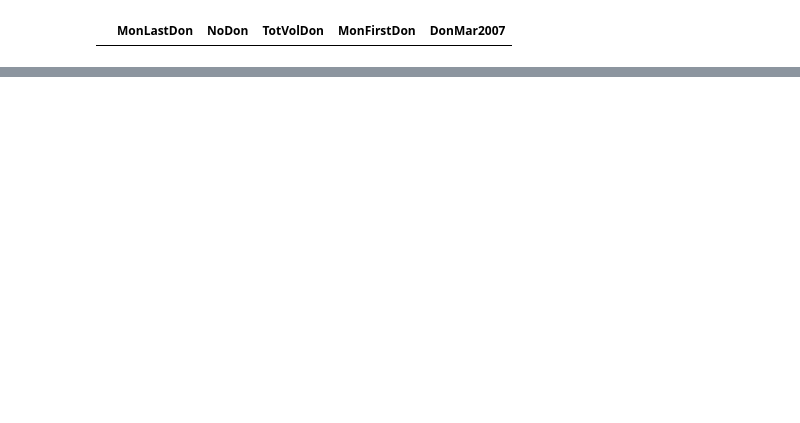
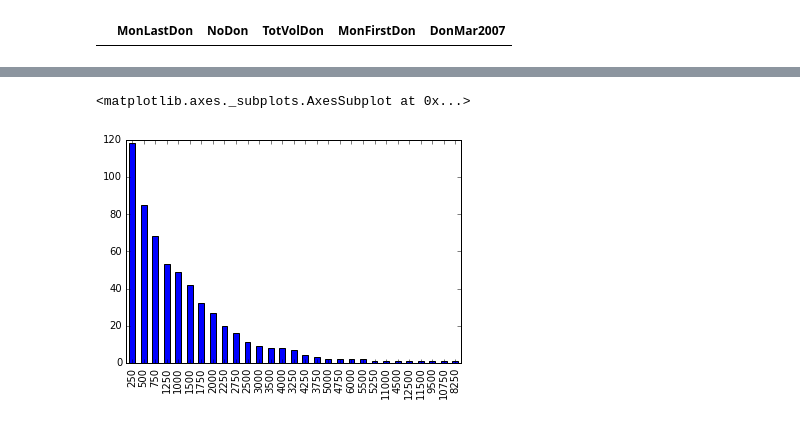
Before and after one commit to ukirderohit/Final-Project---Predict-Blood-Donations, a Jupyter notebook: Predict Blood Donation.ipynb, the cells around one changed output, grey strips where cells are left out. Saved outputs shown, nothing was run; the diff lists cells and outputs as text; code cells hidden in the pictures; blank space fills up the shorter version.

```diff
--- a/Predict Blood Donation.ipynb
+++ b/Predict Blood Donation.ipynb
@@ -41,0 +154,5 @@ df[df.MonLastDon.isnull()]
+# %%
+df.TotVolDon.value_counts().plot(kind='bar')
+# %% [output]
+<matplotlib.axes._subplots.AxesSubplot at 0x...>
+[figure, added]
```
Also changed, not shown: parts of 19 cells of this notebook.
